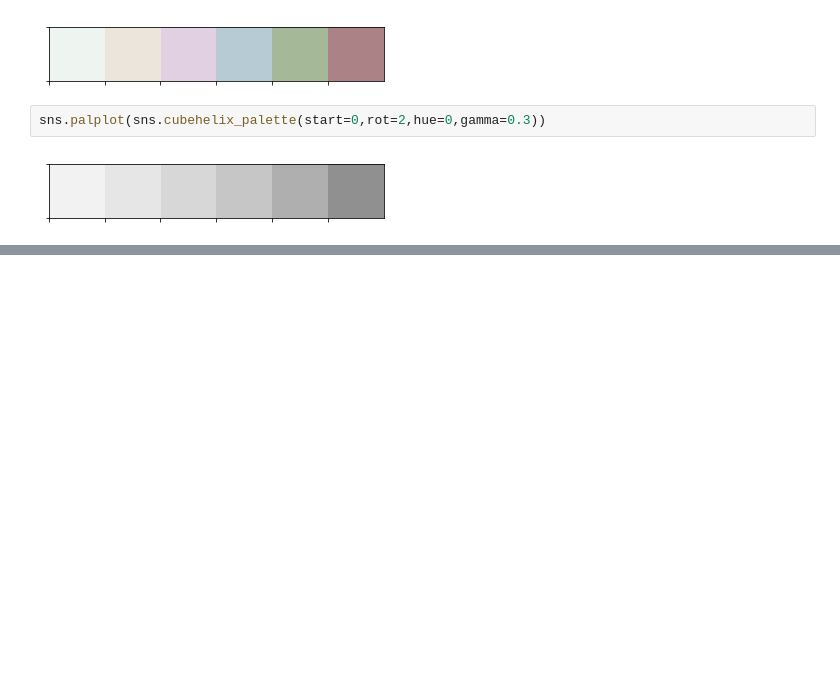
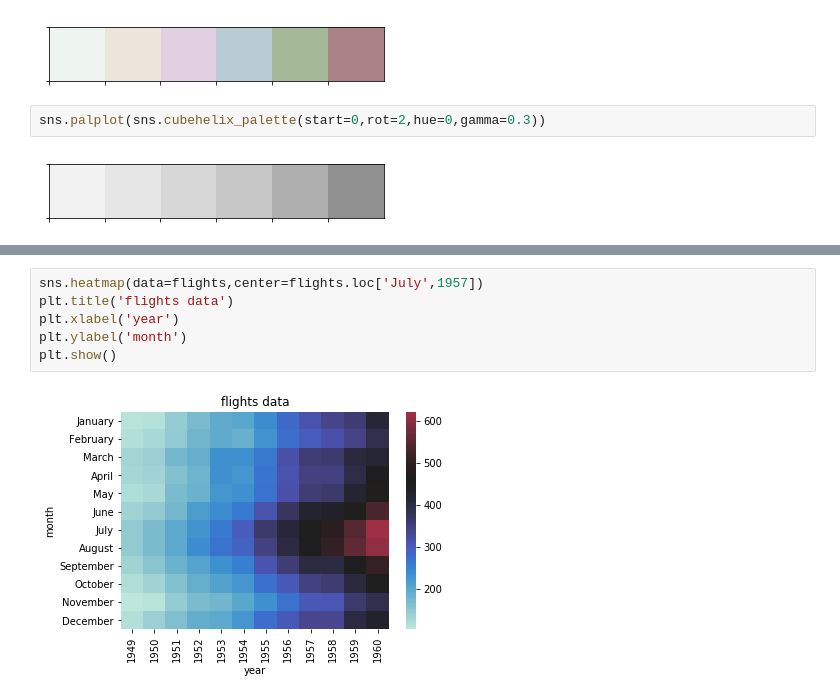
Before and after one commit to ajaytech002/visualization, a Jupyter notebook: Seaborn Demo Examples.ipynb, the cells around one changed output, grey strips where cells are left out. Drawn from its saved outputs; the diff is of its cells as text; blank space fills up the shorter version.

```diff
--- a/Seaborn Demo Examples.ipynb
+++ b/Seaborn Demo Examples.ipynb
@@ -288,0 +370,8 @@ sns.palplot(sns.cubehelix_palette(start=0,rot=2,hue=0,gamma=0.3))
+# %%
+sns.heatmap(data=flights,center=flights.loc['July',1957])
+plt.title('flights data')
+plt.xlabel('year')
+plt.ylabel('month')
+plt.show()
+# %% [output]
+[figure, added]
```
Also changed, not shown: parts of 28 cells of this notebook.
